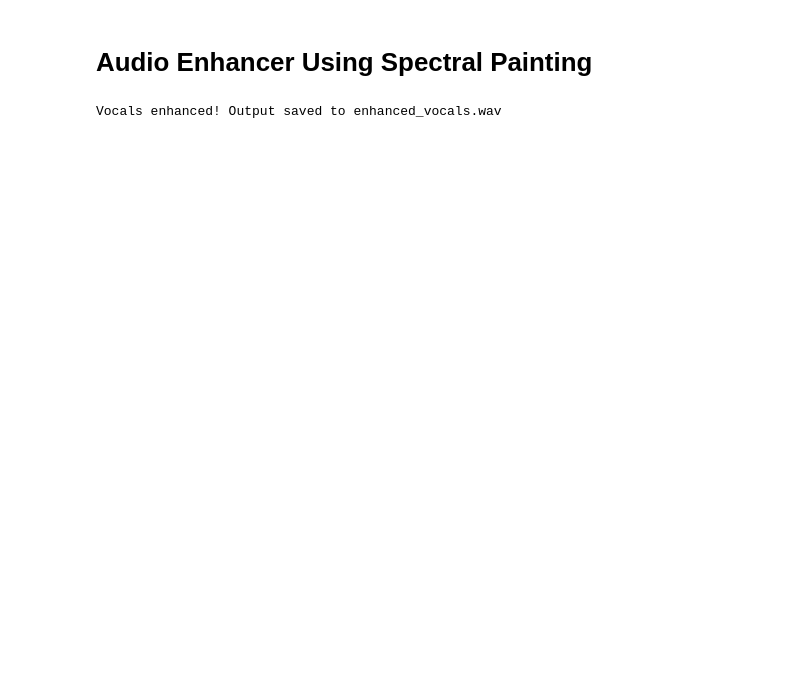
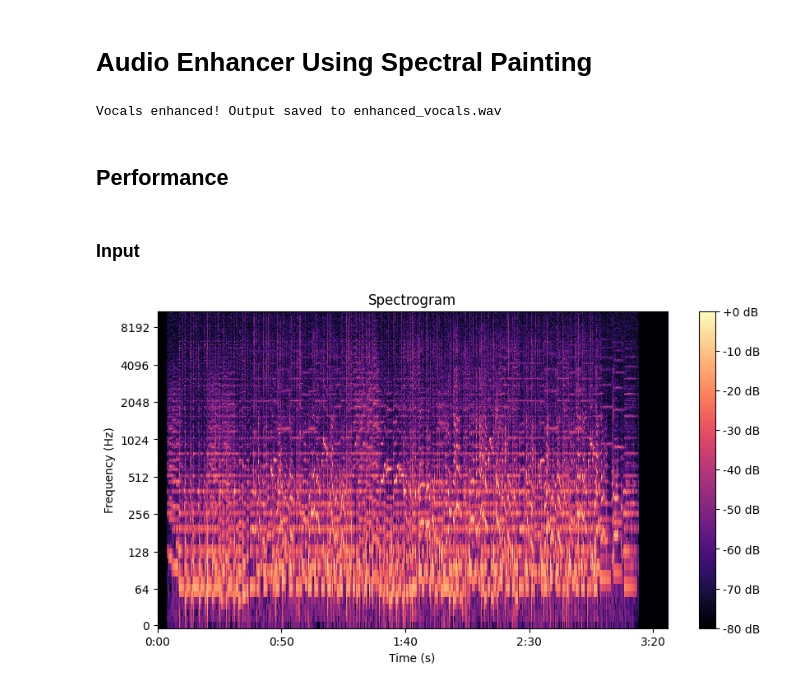
Before and after one commit to ShamalLakshan/AudExp, a Jupyter notebook: AudioEnhancer.ipynb, the cells around one changed output. Drawn from its saved outputs; the diff is of its cells as text; code cells hidden in the pictures; blank space fills up the shorter version.

Commit message:
performance

```diff
--- a/AudioEnhancer.ipynb
+++ b/AudioEnhancer.ipynb
@@ -84,3 +84,24 @@ enhance_vocals(audio_path, output_path, method)
 print("Vocals enhanced! Output saved to", output_path)
 # %% [output]
 Vocals enhanced! Output saved to enhanced_vocals.wav
+# %% [markdown]
+## Performance
+# %% [markdown]
+### Input
+# %%
+# Load audio file
+audio_file = audio_path
+y, sr = librosa.load(audio_file)
+
+# Calculate and plot spectrogram
+D = librosa.stft(y)
+S_db = librosa.amplitude_to_db(abs(D), ref=np.max)
+plt.figure(figsize=(10, 5))
+librosa.display.specshow(S_db, x_axis='time', y_axis='log')
+plt.colorbar(format='%+2.0f dB')
+plt.title('Spectrogram')
+plt.xlabel('Time (s)')
+plt.ylabel('Frequency (Hz)')
+plt.show()
+# %% [output]
+[figure, added]
```
Also changed, not shown: parts of 2 cells of this notebook.
